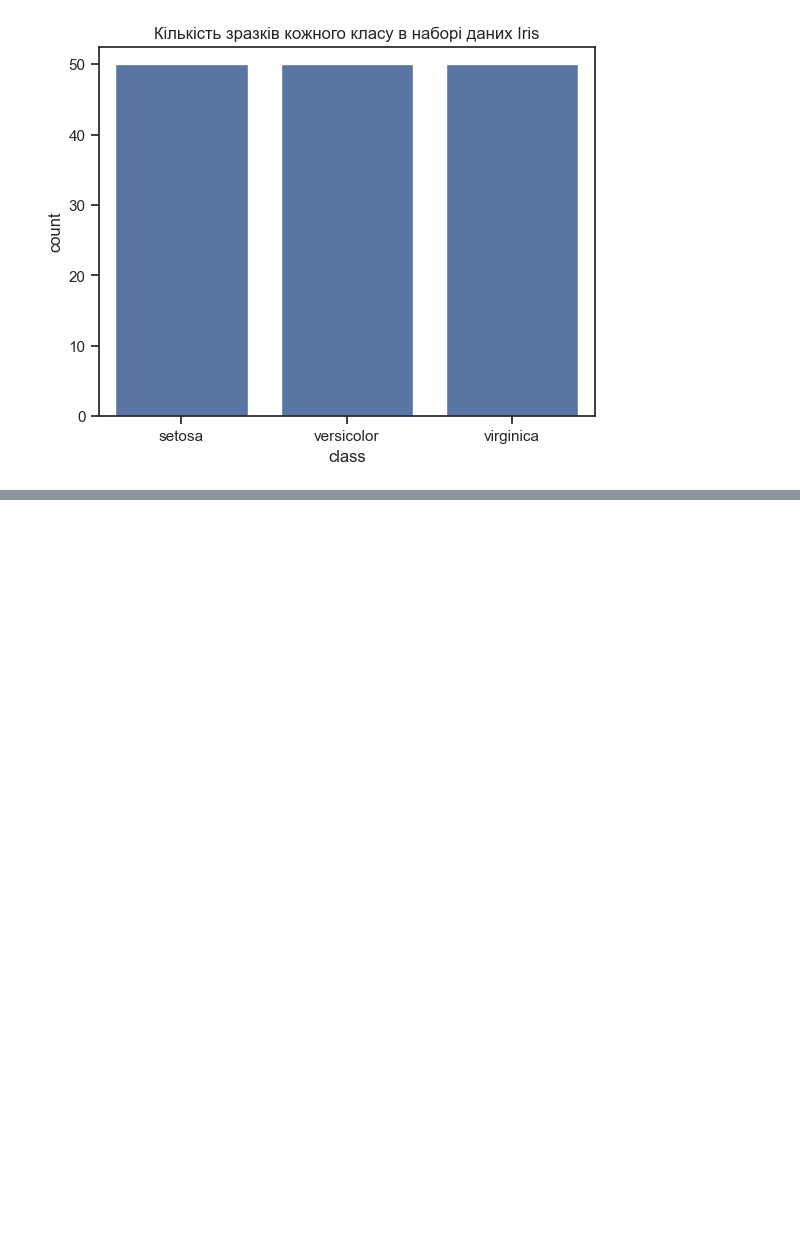
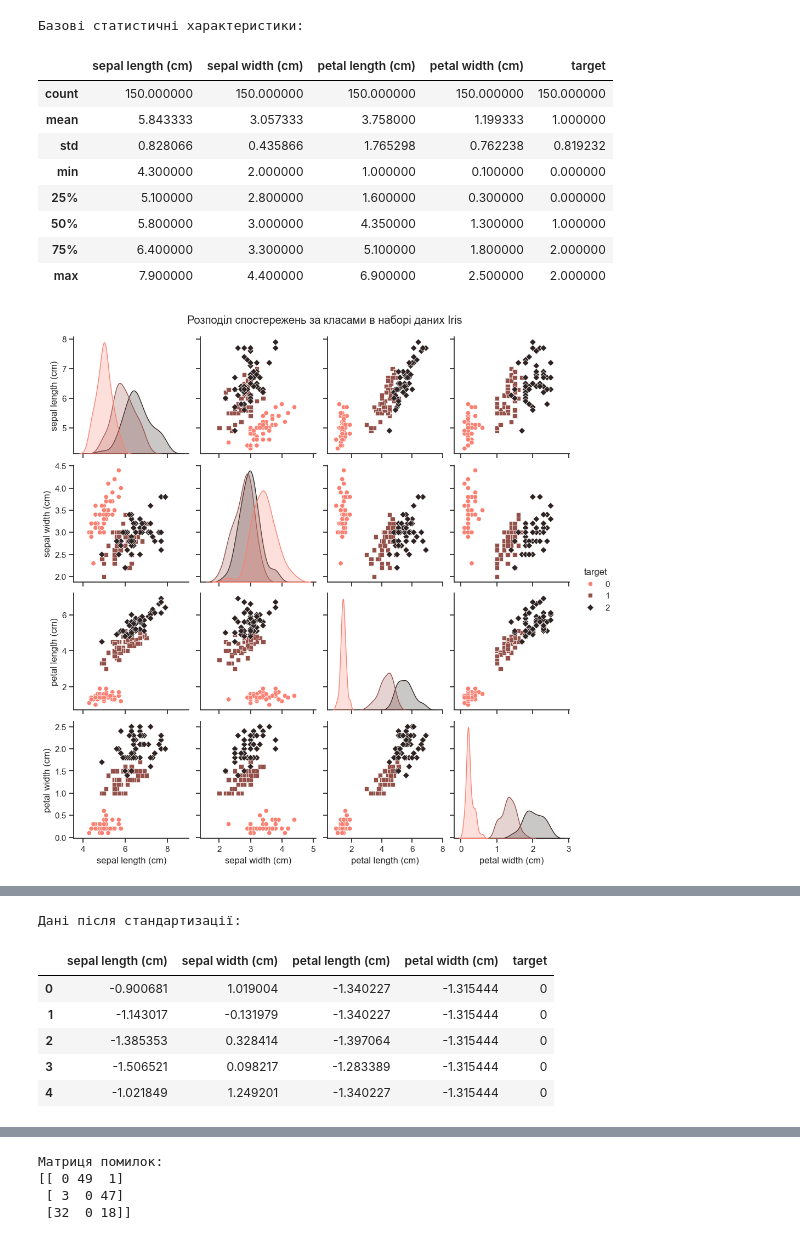
Before and after one commit to Feliz-ua/goit-np-hw-01, a Jupyter notebook: goit-np-hw-01.ipynb, the cells around one changed output, grey strips where cells are left out. Saved outputs shown, nothing was run; the diff lists cells and outputs as text; code cells hidden in the pictures; blank space fills up the shorter version.

```diff
--- a/goit-np-hw-01.ipynb
+++ b/goit-np-hw-01.ipynb
@@ -6,18 +1,66 @@ d:\Python\python.exe
 # %%
+# Спектральна кластерізація на наборі даних Iris
 import pandas as pd
-from sklearn.datasets import load_iris
+import numpy as np
 import seaborn as sns
 import matplotlib.pyplot as plt
+from sklearn.datasets import load_iris
+from sklearn.preprocessing import StandardScaler
+from sklearn.cluster import SpectralClustering
+from sklearn.metrics import confusion_matrix
+
+# 1. Завантаження та створення DataFrame
 iris = load_iris(as_frame=True)
-df = iris.frame
-df=iris.frame.copy()
-pd.set_option('display.max_columns', None)
-df["class"]=df["target"].map(lambda x: iris.target_names[x])
+df = pd.DataFrame(iris.data, columns=iris.feature_names)
+df["target"] = iris.target
+
+# 2. Отримання та вивід на екран базових статистичних характеристик
+print ("Базові статистичні характеристики:")
+display(df.describe())
+
+#3. Візуалізація розподілення спотережень за класами
 sns.set_theme(style="ticks")
-sns.countplot(x="class", data=df, order=iris.target_names)
-plt.title("Кількість зразків кожного класу в наборі даних Iris")
+sns.pairplot(df, hue="target", palette="dark:salmon_r", markers=["o", "s", "D"])
+plt.suptitle("Розподіл спостережень за класами в наборі даних Iris", y=1.02)
 plt.show()
-print(df)
-# print(df.describe())
+
+# 4. Стандарталізація даних
+scaler = StandardScaler()
+df_scaled = df.copy()
+df_scaled.iloc[:, :-1] = scaler.fit_transform(df.iloc[:, :-1])
+print("Дані після стандартизації:")
+display(df_scaled.head())
+
+# 5. Застосування спектральної кластерізації
+spectral=SpectralClustering(n_clusters=3, affinity='nearest_neighbors', assign_labels='kmeans', random_state=42)
+df_scaled["cluster"] = spectral.fit_predict(df_scaled.iloc[:, :-1])
+
+# Візуалізація результатів спектральної кластерізації
+sns.scatterplot(x="petal length (cm)", y="petal width (cm)", hue="cluster", data=df_scaled, palette="dark:salmon_r", legend="full")
+plt.title("Результати спектральної кластеризації на наборі даних Iris")
+plt.show()
+
+# 6. Порівняння спрогнозованих кластерів та дійсних класів
+cm = confusion_matrix(df['target'], df_scaled['cluster'])
+print("Матриця помилок:")
+print(cm)
+
+# 7. Візуалізувати результати кластеризації:
+my_cmap = sns.color_palette("dark:salmon_r", as_cmap=True)
+sns.heatmap(cm, annot=True, fmt="d", cmap=my_cmap)
+plt.title("Матриця помилок між дійсними класами та прогнозованими кластерами")
+plt.xlabel("Прогнозовані кластери")
+plt.ylabel("Дійсні класи")
+plt.show()
 # %% [output]
+Базові статистичні характеристики:
+|  | sepal length (cm) | sepal width (cm) | petal length (cm) | petal width (cm) | target |
+| count | 150.000000 | 150.000000 | 150.000000 | 150.000000 | 150.000000 |
+| mean | 5.843333 | 3.057333 | 3.758000 | 1.199333 | 1.000000 |
+| std | 0.828066 | 0.435866 | 1.765298 | 0.762238 | 0.819232 |
+| min | 4.300000 | 2.000000 | 1.000000 | 0.100000 | 0.000000 |
+| 25% | 5.100000 | 2.800000 | 1.600000 | 0.300000 | 0.000000 |
+| 50% | 5.800000 | 3.000000 | 4.350000 | 1.300000 | 1.000000 |
+| 75% | 6.400000 | 3.300000 | 5.100000 | 1.800000 | 2.000000 |
+| max | 7.900000 | 4.400000 | 6.900000 | 2.500000 | 2.000000 |
-[figure, old version]
+[figure, new version]
@@ -40,0 +67,7 @@ print(df)
+Дані після стандартизації:
+|  | sepal length (cm) | sepal width (cm) | petal length (cm) | petal width (cm) | target |
+| 0 | -0.900681 | 1.019004 | -1.340227 | -1.315444 | 0 |
+| 1 | -1.143017 | -0.131979 | -1.340227 | -1.315444 | 0 |
+| 2 | -1.385353 | 0.328414 | -1.397064 | -1.315444 | 0 |
+| 3 | -1.506521 | 0.098217 | -1.283389 | -1.315444 | 0 |
+| 4 | -1.021849 | 1.249201 | -1.340227 | -1.315444 | 0 |
@@ -40,0 +75,4 @@ print(df)
+Матриця помилок:
+[[ 0 49  1]
+ [ 3  0 47]
+ [32  0 18]]
```
Also changed, not shown: parts of 3 cells of this notebook.
